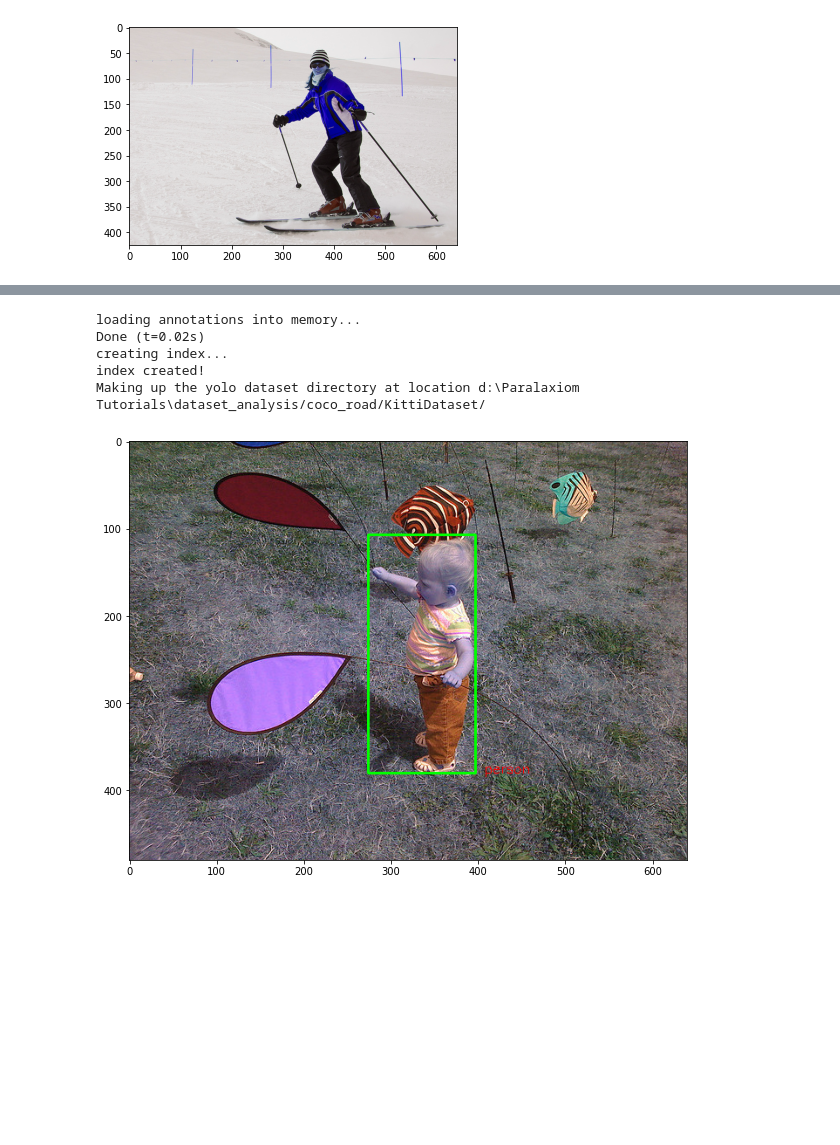
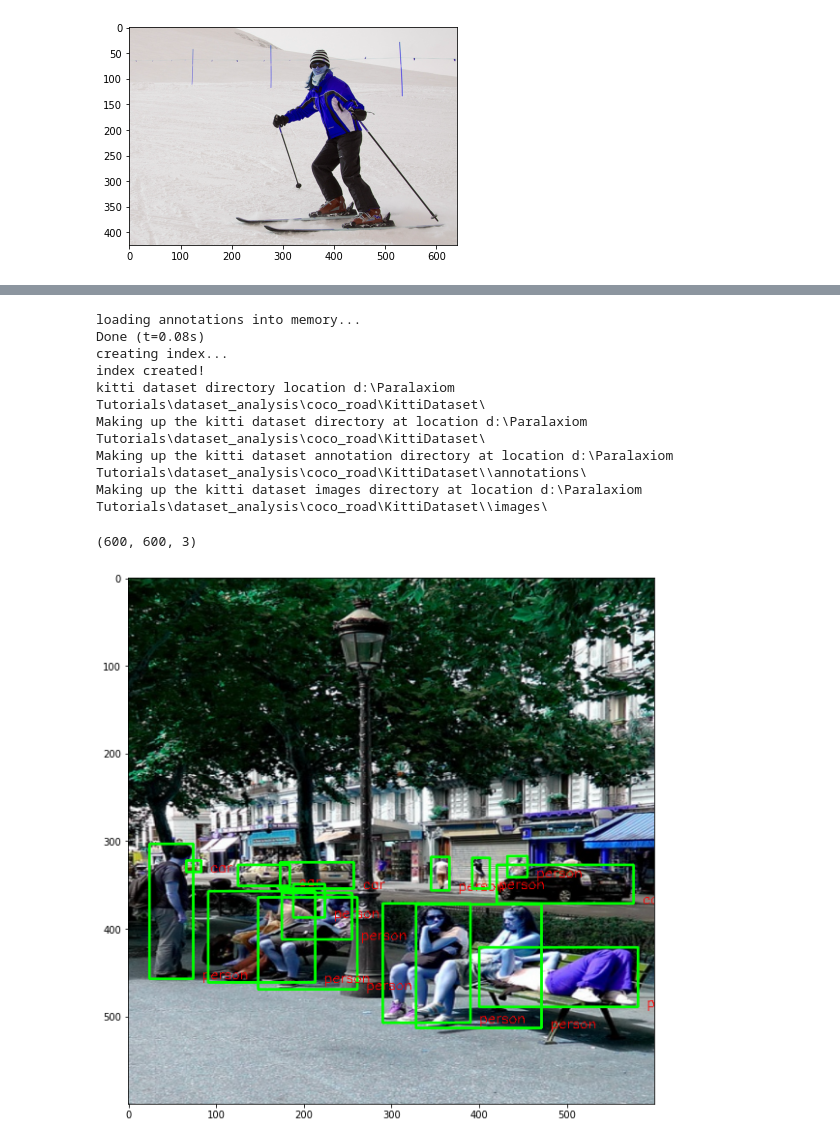
Before and after one commit to gaurav8341/dataset_analysis, a Jupyter notebook: DatasetAnalysis.ipynb, the cells around one changed output, grey strips where cells are left out. Cells and saved outputs as stored; diff of their text form; code cells hidden in the pictures; blank space fills up the shorter version.

Commit message:
resize image integrated with cocotoyoloconverter

```diff
--- a/DatasetAnalysis.ipynb
+++ b/DatasetAnalysis.ipynb
@@ -265,13 +271,15 @@ plotImagesYolo(path = 'D:\\Paralaxiom Tutorials\\dataset_analysis\\yoloDataset',
 def plotImagesKiiti(path = 'D:\\Paralaxiom Tutorials\\dataset_analysis\\training\\label_2', imagePath = 'D:\\Dataset\\data_object_image_2\\training\\image_2'):
 
     imgPaths = random.sample(os.listdir(imagePath), 1)
+    # imgPaths = os.listdir(imagePath)
     # annotations = os.path.join(path, 'annotations')
     # with open(os.path.join(path, 'labels.txt'), 'r') as f:
     #     labels = f.read().split('\n')
     # print(labels)
 
-    for iPath in imgPaths:
+    for iPath in imgPaths[0:1]:
         img = cv2.imread(os.path.join(imagePath, iPath))
+        print(img.shape)
         anns = []
         with open(os.path.join(path, iPath.split('.')[0]+'.txt'), 'r') as f:
             anns = f.read().split('\n')
@@ -305,14 +315,20 @@ D:\Dataset\data_object_image_2\training\image_2\006913.png
 import random
 from Converter import CocoToKittiConverter
 
-KtDataset = CocoToKittiConverter.CocoToKittiConverter('D:\\Paralaxiom Tutorials\\dataset_analysis\\coco_road\\train.json', kittiPath="/coco_road/KittiDataset/")
+KtDataset = CocoToKittiConverter.CocoToKittiConverter('D:\\Paralaxiom Tutorials\\dataset_analysis\\coco_road\\train.json', imagePath = 'D:\\Paralaxiom Tutorials\\dataset_analysis\\coco_road\\images\\train', kittiPath="\\coco_road\\KittiDataset\\", height=600, width=600)
 # %% [output]
 loading annotations into memory...
-Done (t=0.02s)
+Done (t=0.08s)
 creating index...
 index created!
-Making up the yolo dataset directory at location d:\Paralaxiom Tutorials\dataset_analysis/coco_road/KittiDataset/
+kitti dataset directory location d:\Paralaxiom Tutorials\dataset_analysis\coco_road\KittiDataset\
+Making up the kitti dataset directory at location d:\Paralaxiom Tutorials\dataset_analysis\coco_road\KittiDataset\
+Making up the kitti dataset annotation directory at location d:\Paralaxiom Tutorials\dataset_analysis\coco_road\KittiDataset\\annotations\
+Making up the kitti dataset images directory at location d:\Paralaxiom Tutorials\dataset_analysis\coco_road\KittiDataset\\images\
 # %%
-plotImagesKiiti(path = 'D:\\Paralaxiom Tutorials\\dataset_analysis\\coco_road\\KittiDataset', imagePath = 'D:\\Paralaxiom Tutorials\\dataset_analysis\\coco_road\\images\\train')
+import matplotlib.pyplot as plt
+import cv2
+plotImagesKiiti(path = 'D:\\Paralaxiom Tutorials\\dataset_analysis\\coco_road\\KittiDataset\\annotations', imagePath = 'D:\\Paralaxiom Tutorials\\dataset_analysis\\coco_road\\KittiDataset\\images')
 # %% [output]
+(600, 600, 3)
-[figure, old version]
+[figure, new version]
```
Also changed, not shown: parts of 8 cells of this notebook, 2 other files.
